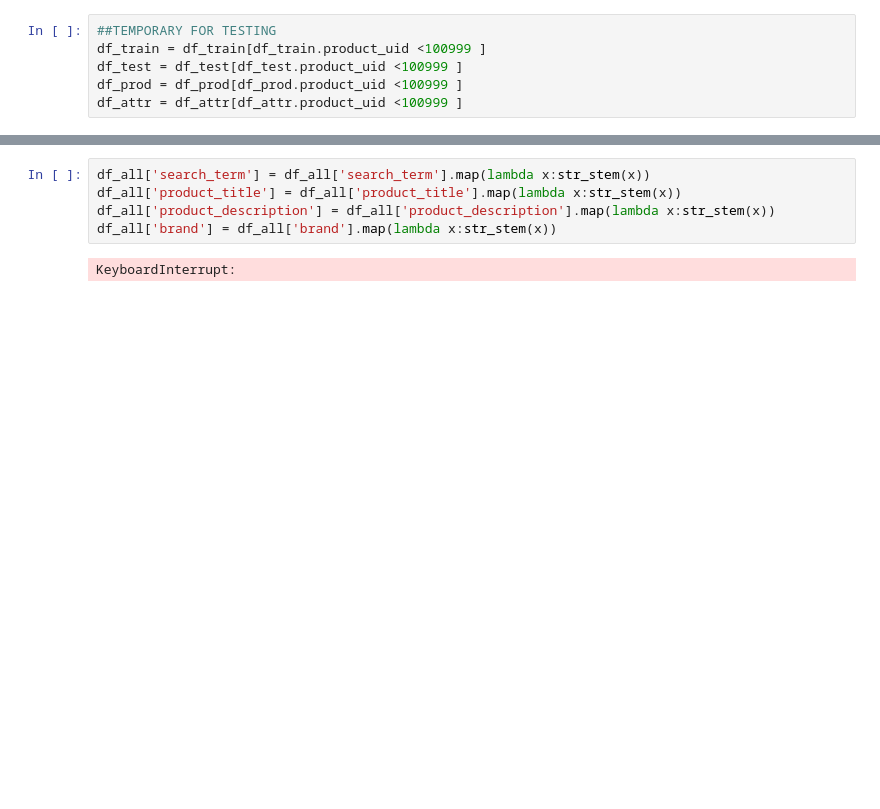
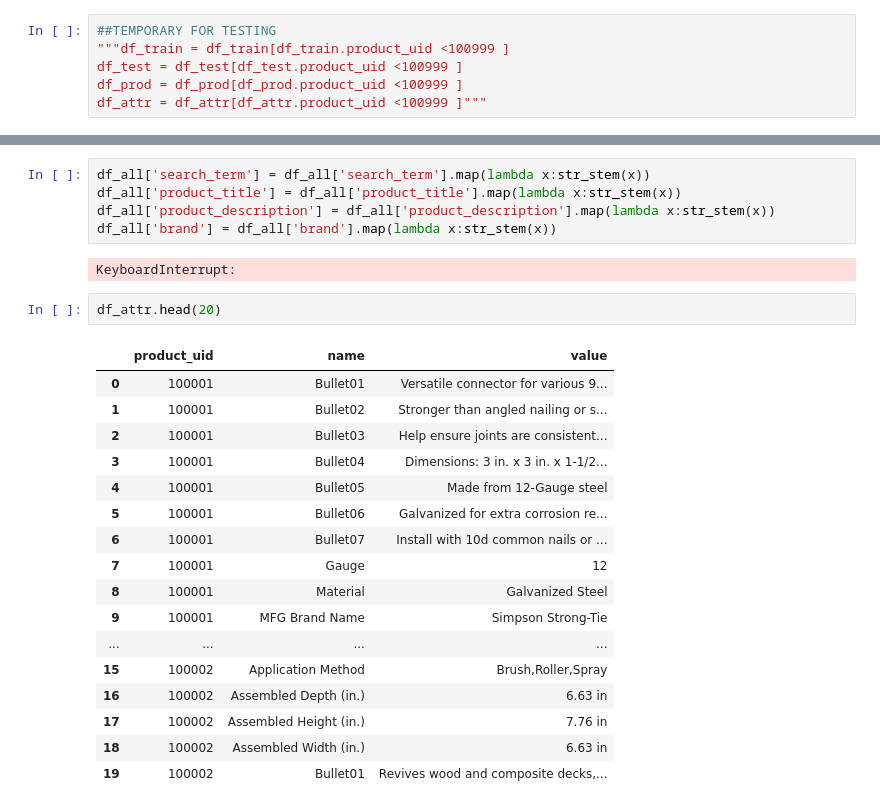
Before and after one commit to cwang25/Home_Depot_Challenge, a Jupyter notebook: Approach 1.ipynb, the cells around one changed output, grey strips where cells are left out. Saved outputs shown, nothing was run; the diff lists cells and outputs as text; blank space fills up the shorter version.

```diff
--- a/Approach 1.ipynb
+++ b/Approach 1.ipynb
@@ -32,10 +32,10 @@ df_prod = pd.read_csv('C:/Users/sneha/Google Drive/Github/DataSet/Kaggle/data/pr
 df_attr = pd.read_csv('C:/Users/sneha/Google Drive/Github/DataSet/Kaggle/data/attributes.csv')
 # %%
 ##TEMPORARY FOR TESTING
-df_train = df_train[df_train.product_uid <100999 ]
+"""df_train = df_train[df_train.product_uid <100999 ]
 df_test = df_test[df_test.product_uid <100999 ]
 df_prod = df_prod[df_prod.product_uid <100999 ]
-df_attr = df_attr[df_attr.product_uid <100999 ]
+df_attr = df_attr[df_attr.product_uid <100999 ]"""
 # %%
 df_brand = df_attr[df_attr.name == "MFG Brand Name"][["product_uid", "value"]].rename(columns={"value": "brand"})
 # %% [markdown]
@@ -212,3 +330,23 @@ df_all['product_description'] = df_all['product_description'].map(lambda x:str_s
 df_all['brand'] = df_all['brand'].map(lambda x:str_stem(x))
 # %% [output]
 KeyboardInterrupt:
+# %%
+df_attr.head(20)
+# %% [output]
+|  | product_uid | name | value |
+| 0 | 100001 | Bullet01 | Versatile connector for various 9... |
+| 1 | 100001 | Bullet02 | Stronger than angled nailing or s... |
+| 2 | 100001 | Bullet03 | Help ensure joints are consistent... |
+| 3 | 100001 | Bullet04 | Dimensions: 3 in. x 3 in. x 1-1/2... |
+| 4 | 100001 | Bullet05 | Made from 12-Gauge steel |
+| 5 | 100001 | Bullet06 | Galvanized for extra corrosion re... |
+| 6 | 100001 | Bullet07 | Install with 10d common nails or ... |
+| 7 | 100001 | Gauge | 12 |
+| 8 | 100001 | Material | Galvanized Steel |
+| 9 | 100001 | MFG Brand Name | Simpson Strong-Tie |
+| ... | ... | ... | ... |
+| 15 | 100002 | Application Method | Brush,Roller,Spray |
+| 16 | 100002 | Assembled Depth (in.) | 6.63 in |
+| 17 | 100002 | Assembled Height (in.) | 7.76 in |
+| 18 | 100002 | Assembled Width (in.) | 6.63 in |
+| 19 | 100002 | Bullet01 | Revives wood and composite decks,... |
```
Also changed, not shown: parts of 39 cells of this notebook, 25 other files.
